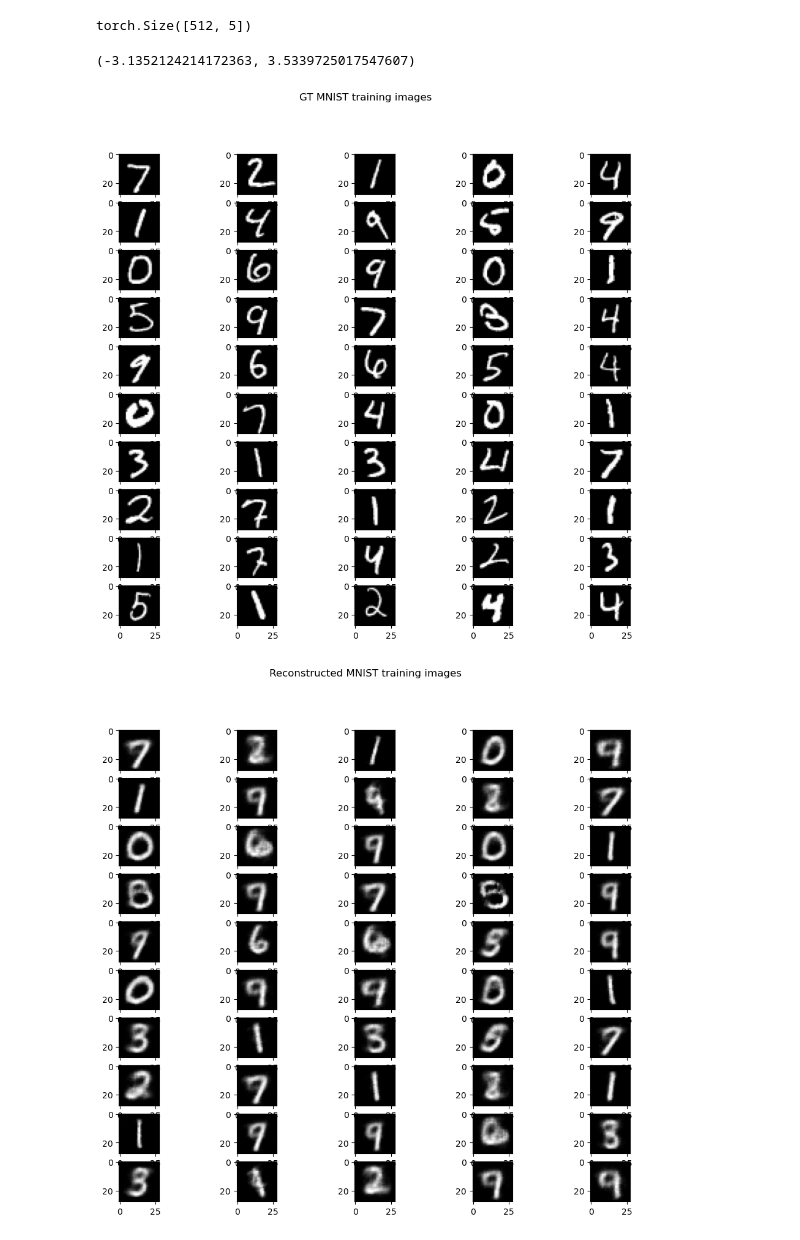
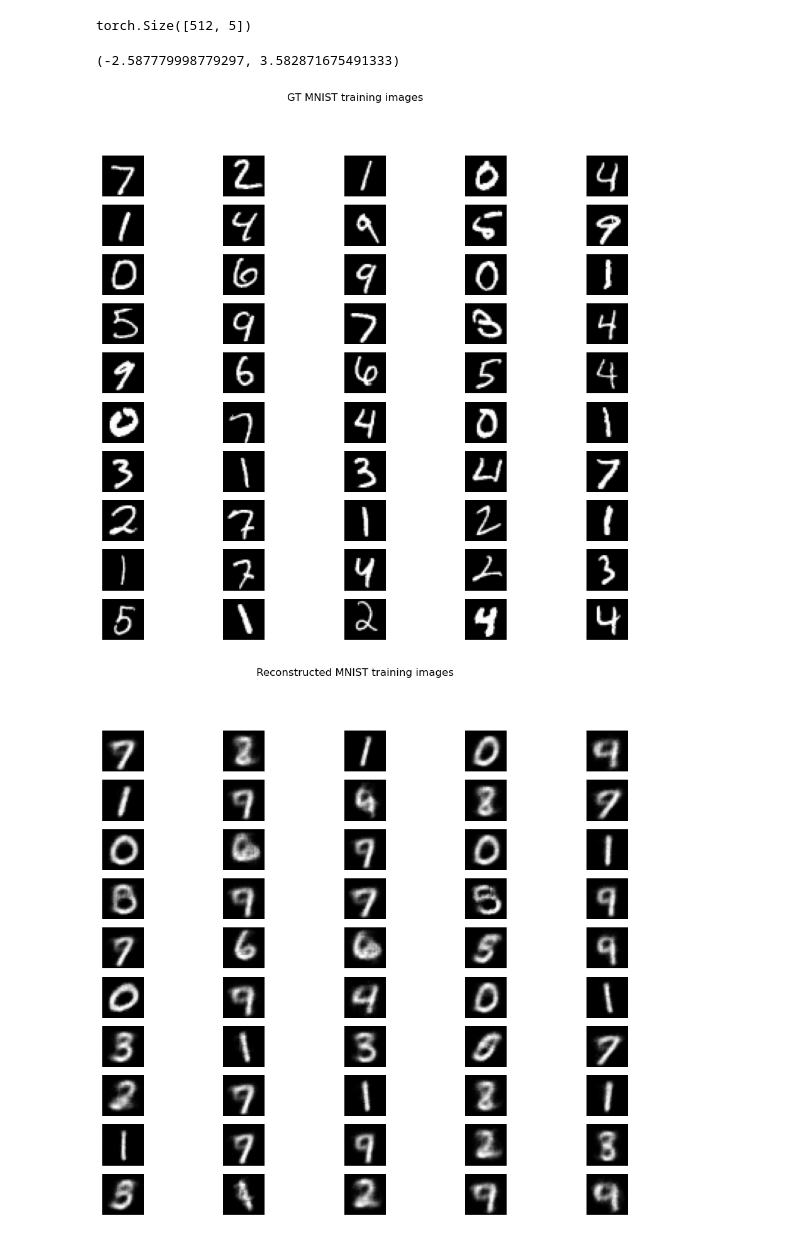
Before and after one commit to arjun-majumdar/Autoencoders_Experiments, a Jupyter notebook: ConvVAE_MNIST-torch.ipynb, the cells around one changed output. Saved outputs shown, nothing was run; the diff lists cells and outputs as text; code cells hidden in the pictures.

Commit message:
Conv-VAE, MNIST & torch

```diff
--- a/ConvVAE_MNIST-torch.ipynb
+++ b/ConvVAE_MNIST-torch.ipynb
@@ -679,6 +679,7 @@ for i in range(50):
     # 10 rows & 5 columns-
     plt.subplot(10, 5, i + 1)
     plt.imshow(x_synth[i], cmap = 'gray')
+    plt.axis('off')
 
 plt.suptitle("Synthesized MNIST training images")
 plt.show()
@@ -696,8 +697,10 @@ x_enc = trained_model.encoder(x)
 mu = trained_model.mu(x_enc)
 logvar = trained_model.log_var(x_enc)
 
-# z = mu + logvar
-z = trained_model.reparameterize(mu = mu, log_var = logvar)
+# Compute standard deviation using 'log_var'-
+std = torch.exp(0.5 * logvar)
+z = mu + std
+
 x_recon = trained_model.decoder(z).detach().cpu().numpy()
 x_recon = np.transpose(a = x_recon, axes = (0, 2, 3, 1))
 # %%
@@ -707,7 +710,7 @@ torch.Size([512, 5])
 # %%
 z.min().item(), z.max().item()
 # %% [output]
-(-3.1352124214172363, 3.5339725017547607)
+(-2.587779998779297, 3.582871675491333)
 # %%
 x = x.detach().cpu().numpy()
 x = np.transpose(a = x, axes = (0, 2, 3, 1))
@@ -718,20 +721,22 @@ for i in range(50):
     # 10 rows & 5 columns-
     plt.subplot(10, 5, i + 1)
     plt.imshow(x[i], cmap = 'gray')
+    plt.axis('off')
 
 plt.suptitle("GT MNIST training images")
 plt.show()
 # %% [output]
-[figure, old version]
+[figure, new version]
 # %%
 # Visualize synthesized images using trained VAE-
 plt.figure(figsize = (12, 10))
 for i in range(50):
     # 10 rows & 5 columns-
     plt.subplot(10, 5, i + 1)
     plt.imshow(x_recon[i], cmap = 'gray')
+    plt.axis('off')
 
 plt.suptitle("Reconstructed MNIST training images")
 plt.show()
 # %% [output]
-[figure, old version]
+[figure, new version]
```
Also changed, not shown: parts of 1 cell of this notebook.
